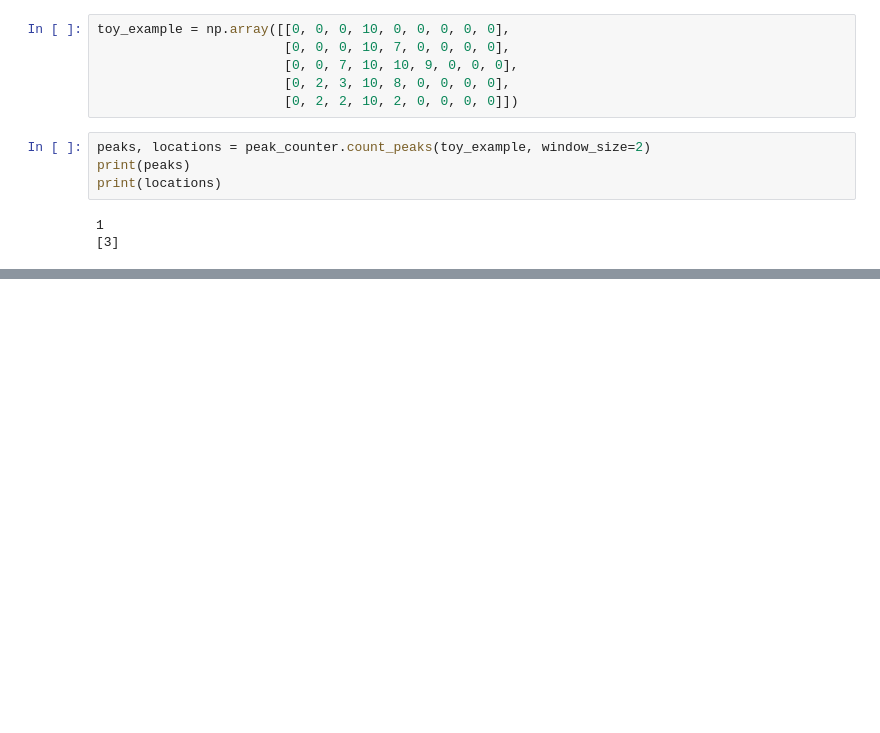
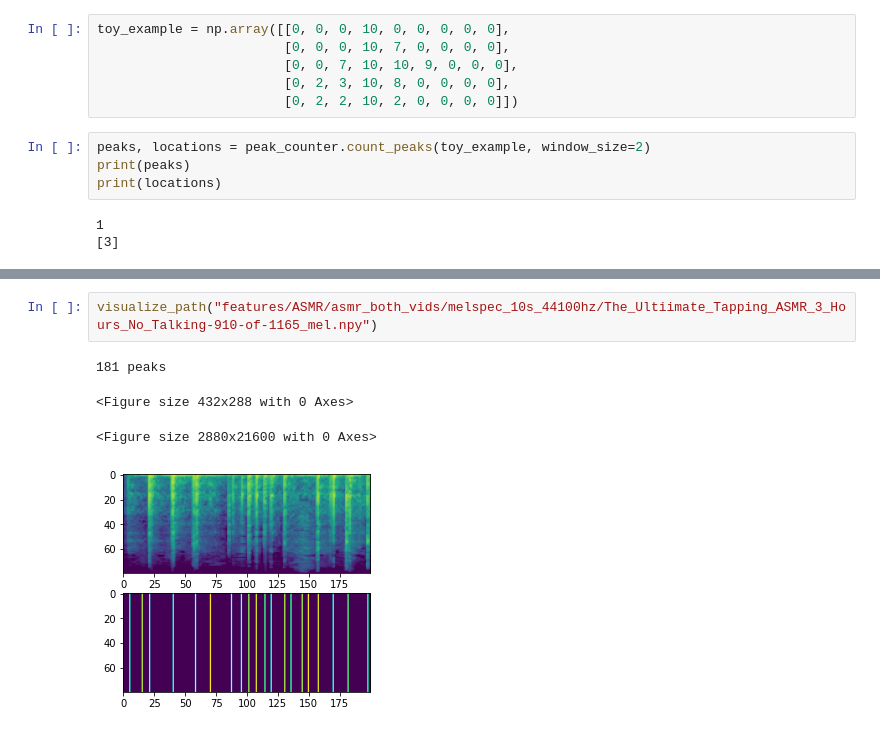
Before and after one commit to jhyau/regnet, a Jupyter notebook: util/peak_counter_visualization.ipynb, the cells around one changed output, grey strips where cells are left out. Drawn from its saved outputs; the diff is of its cells as text; blank space fills up the shorter version.

```diff
--- a/util/peak_counter_visualization.ipynb
+++ b/util/peak_counter_visualization.ipynb
@@ -53,0 +52,7 @@ plt.show()
+# %%
+visualize_path("features/ASMR/asmr_both_vids/melspec_10s_44100hz/The_Ultiimate_Tapping_ASMR_3_Hours_No_Talking-910-of-1165_mel.npy")
+# %% [output]
+181 peaks
+<Figure size 432x288 with 0 Axes>
+<Figure size 2880x21600 with 0 Axes>
+[figure, added]
```
Also changed, not shown: parts of 7 cells of this notebook, 8 other files.
